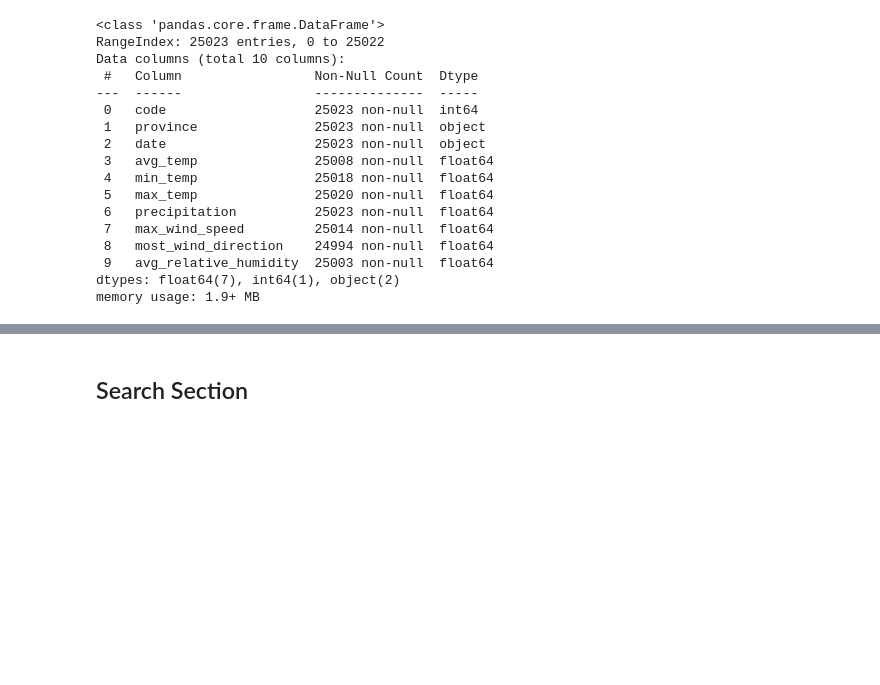
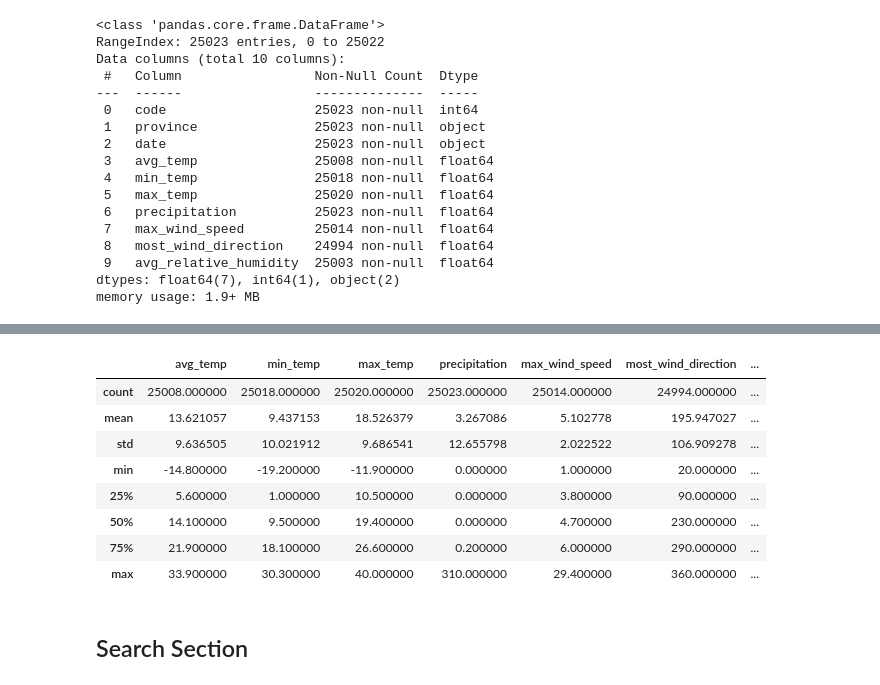
Before and after one commit to chitinglow/Covid19, a Jupyter notebook: COVID19_Exploratory_Analysis.ipynb, the cells around one changed output, grey strips where cells are left out. Cells and saved outputs as stored; diff of their text form; code cells hidden in the pictures; blank space fills up the shorter version.

```diff
--- a/COVID19_Exploratory_Analysis.ipynb
+++ b/COVID19_Exploratory_Analysis.ipynb
@@ -497,3 +554,15 @@ weather.describe()
+# %%
+weather[["avg_temp",	"min_temp",	"max_temp",	"precipitation",	"max_wind_speed",	"most_wind_direction",	"avg_relative_humidity"]].describe()
+# %% [output]
+|  | avg_temp | min_temp | max_temp | precipitation | max_wind_speed | most_wind_direction | ... |
+| count | 25008.000000 | 25018.000000 | 25020.000000 | 25023.000000 | 25014.000000 | 24994.000000 | ... |
+| mean | 13.621057 | 9.437153 | 18.526379 | 3.267086 | 5.102778 | 195.947027 | ... |
+| std | 9.636505 | 10.021912 | 9.686541 | 12.655798 | 2.022522 | 106.909278 | ... |
+| min | -14.800000 | -19.200000 | -11.900000 | 0.000000 | 1.000000 | 20.000000 | ... |
+| 25% | 5.600000 | 1.000000 | 10.500000 | 0.000000 | 3.800000 | 90.000000 | ... |
+| 50% | 14.100000 | 9.500000 | 19.400000 | 0.000000 | 4.700000 | 230.000000 | ... |
+| 75% | 21.900000 | 18.100000 | 26.600000 | 0.200000 | 6.000000 | 290.000000 | ... |
+| max | 33.900000 | 30.300000 | 40.000000 | 310.000000 | 29.400000 | 360.000000 | ... |
 # %% [markdown]
 ## Search Section
 # %%
```
Also changed, not shown: parts of 33 cells of this notebook.
